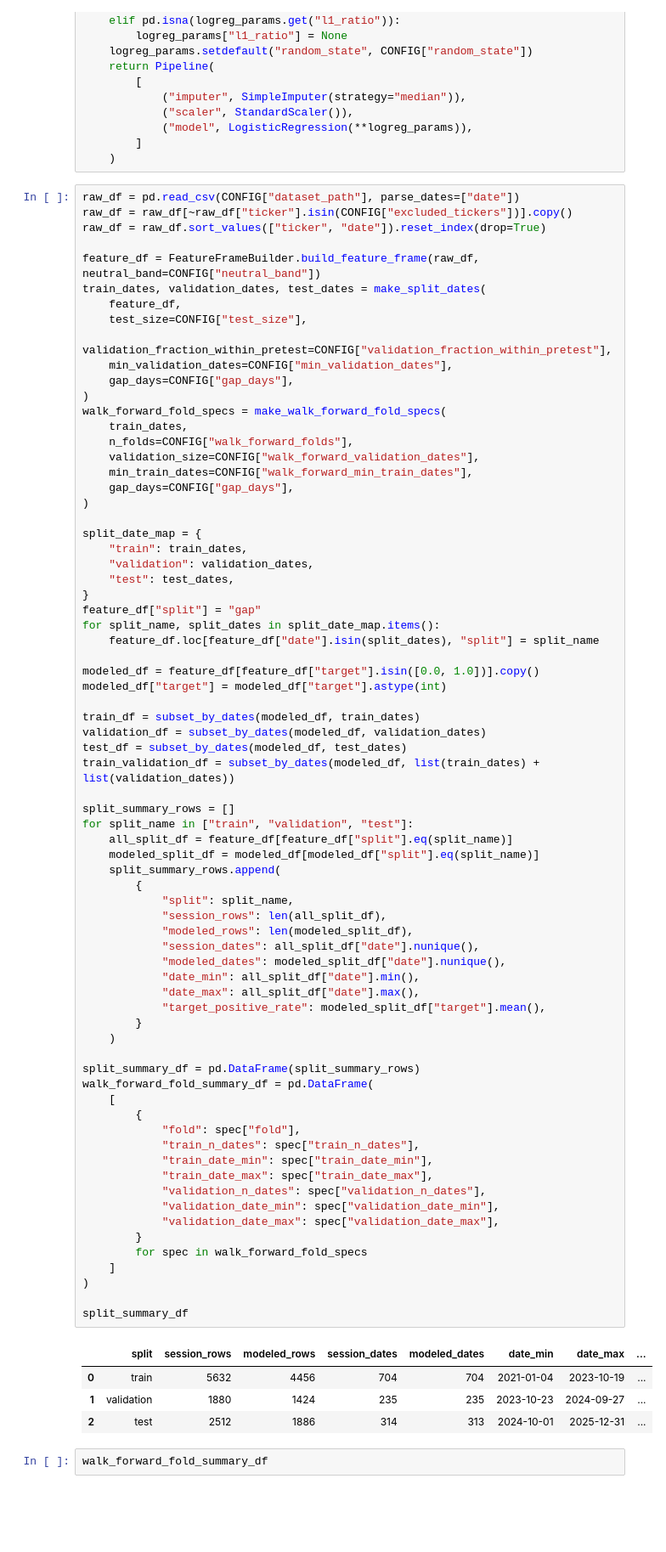
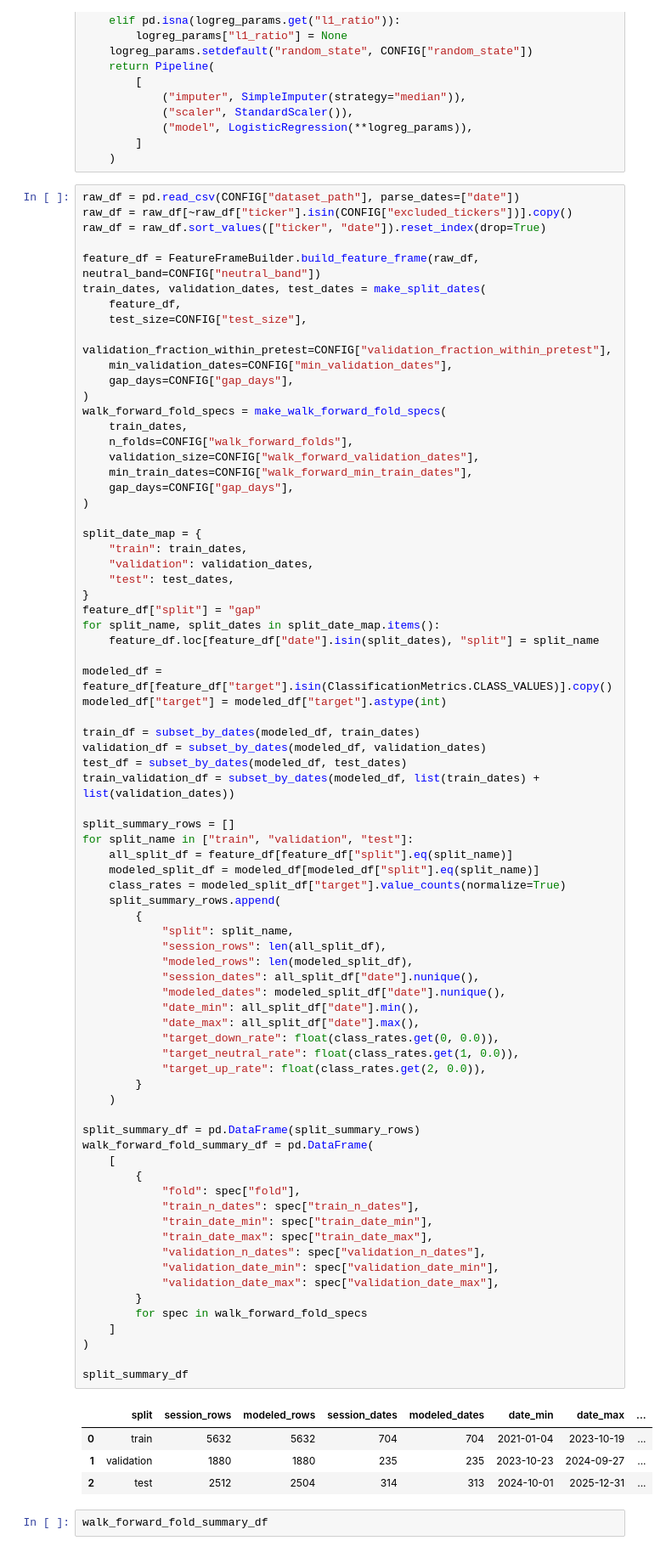
Before and after one commit to filip19992/equity-price-direction-predictor, a Jupyter notebook: notebooks/logistic_regression.ipynb, the cells around one changed output. Shown at 85% size. Saved outputs shown, nothing was run; the diff lists cells and outputs as text; blank space fills up the shorter version.

```diff
--- a/notebooks/logistic_regression.ipynb
+++ b/notebooks/logistic_regression.ipynb
@@ -202,7 +216,7 @@ feature_df["split"] = "gap"
 for split_name, split_dates in split_date_map.items():
     feature_df.loc[feature_df["date"].isin(split_dates), "split"] = split_name
 
-modeled_df = feature_df[feature_df["target"].isin([0.0, 1.0])].copy()
+modeled_df = feature_df[feature_df["target"].isin(ClassificationMetrics.CLASS_VALUES)].copy()
 modeled_df["target"] = modeled_df["target"].astype(int)
 
 train_df = subset_by_dates(modeled_df, train_dates)
@@ -214,41 +228,44 @@ split_summary_rows = []
 for split_name in ["train", "validation", "test"]:
     all_split_df = feature_df[feature_df["split"].eq(split_name)]
     modeled_split_df = modeled_df[modeled_df["split"].eq(split_name)]
+    class_rates = modeled_split_df["target"].value_counts(normalize=True)
     split_summary_rows.append(
         {
             "split": split_name,
             "session_rows": len(all_split_df),
             "modeled_rows": len(modeled_split_df),
             "session_dates": all_split_df["date"].nunique(),
             "modeled_dates": modeled_split_df["date"].nunique(),
             "date_min": all_split_df["date"].min(),
             "date_max": all_split_df["date"].max(),
-            "target_positive_rate": modeled_split_df["target"].mean(),
+            "target_down_rate": float(class_rates.get(0, 0.0)),
+            "target_neutral_rate": float(class_rates.get(1, 0.0)),
+            "target_up_rate": float(class_rates.get(2, 0.0)),
         }
     )
 
 split_summary_df = pd.DataFrame(split_summary_rows)
 walk_forward_fold_summary_df = pd.DataFrame(
     [
         {
             "fold": spec["fold"],
             "train_n_dates": spec["train_n_dates"],
             "train_date_min": spec["train_date_min"],
             "train_date_max": spec["train_date_max"],
             "validation_n_dates": spec["validation_n_dates"],
             "validation_date_min": spec["validation_date_min"],
             "validation_date_max": spec["validation_date_max"],
         }
         for spec in walk_forward_fold_specs
     ]
 )
 
 split_summary_df
 # %% [output]
 |  | split | session_rows | modeled_rows | session_dates | modeled_dates | date_min | date_max | ... |
-| 0 | train | 5632 | 4456 | 704 | 704 | 2021-01-04 | 2023-10-19 | ... |
-| 1 | validation | 1880 | 1424 | 235 | 235 | 2023-10-23 | 2024-09-27 | ... |
-| 2 | test | 2512 | 1886 | 314 | 313 | 2024-10-01 | 2025-12-31 | ... |
+| 0 | train | 5632 | 5632 | 704 | 704 | 2021-01-04 | 2023-10-19 | ... |
+| 1 | validation | 1880 | 1880 | 235 | 235 | 2023-10-23 | 2024-09-27 | ... |
+| 2 | test | 2512 | 2504 | 314 | 313 | 2024-10-01 | 2025-12-31 | ... |
 # %%
 walk_forward_fold_summary_df
 # %% [output]
```
Also changed, not shown: parts of 9 cells of this notebook, 11 other files.
